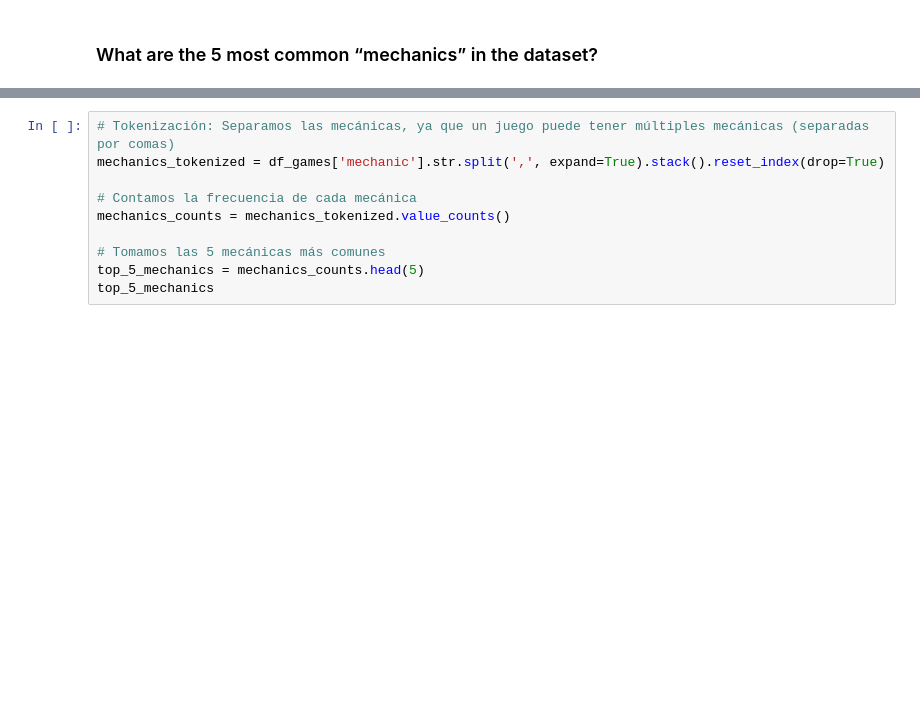
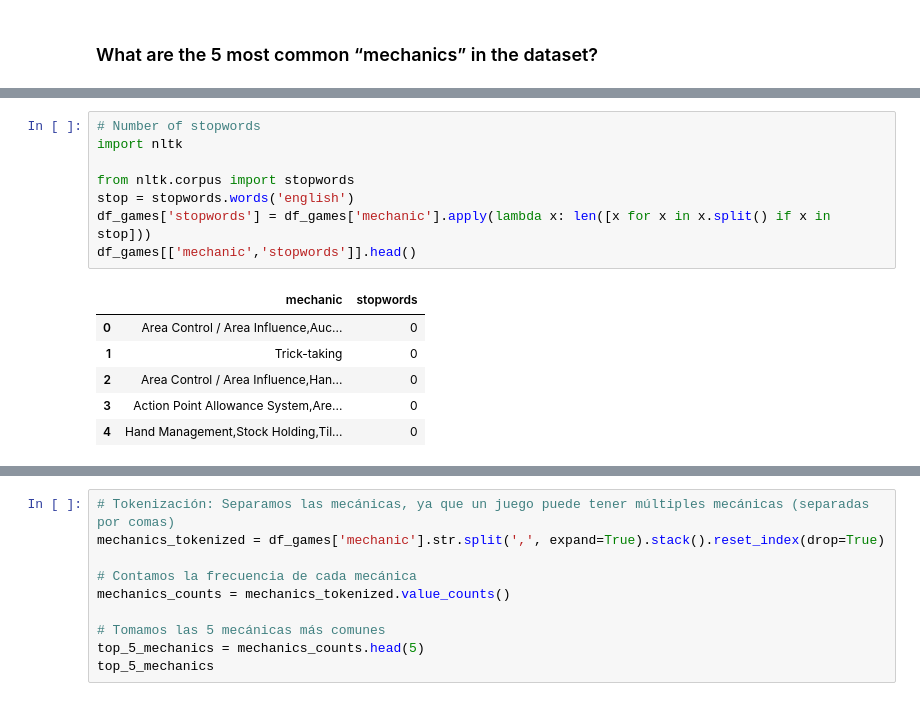
Before and after one commit to FJGM2023015/CA1_DVis_HDip_Lvl8-, a Jupyter notebook: Francisco_Gorigoitia_DVisHDip_CA1.ipynb, the cells around one changed output, grey strips where cells are left out. Cells and saved outputs as stored; diff of their text form; blank space fills up the shorter version.

```diff
--- a/Francisco_Gorigoitia_DVisHDip_CA1.ipynb
+++ b/Francisco_Gorigoitia_DVisHDip_CA1.ipynb
@@ -889,0 +906,15 @@ df_games[['mechanic','char_count']].head()
+# %%
+# Number of stopwords
+import nltk
+
+from nltk.corpus import stopwords
+stop = stopwords.words('english')
+df_games['stopwords'] = df_games['mechanic'].apply(lambda x: len([x for x in x.split() if x in stop]))
+df_games[['mechanic','stopwords']].head()
+# %% [output]
+|  | mechanic | stopwords |
+| 0 | Area Control / Area Influence,Auc... | 0 |
+| 1 | Trick-taking | 0 |
+| 2 | Area Control / Area Influence,Han... | 0 |
+| 3 | Action Point Allowance System,Are... | 0 |
+| 4 | Hand Management,Stock Holding,Til... | 0 |
```
Also changed, not shown: parts of 79 cells of this notebook.
